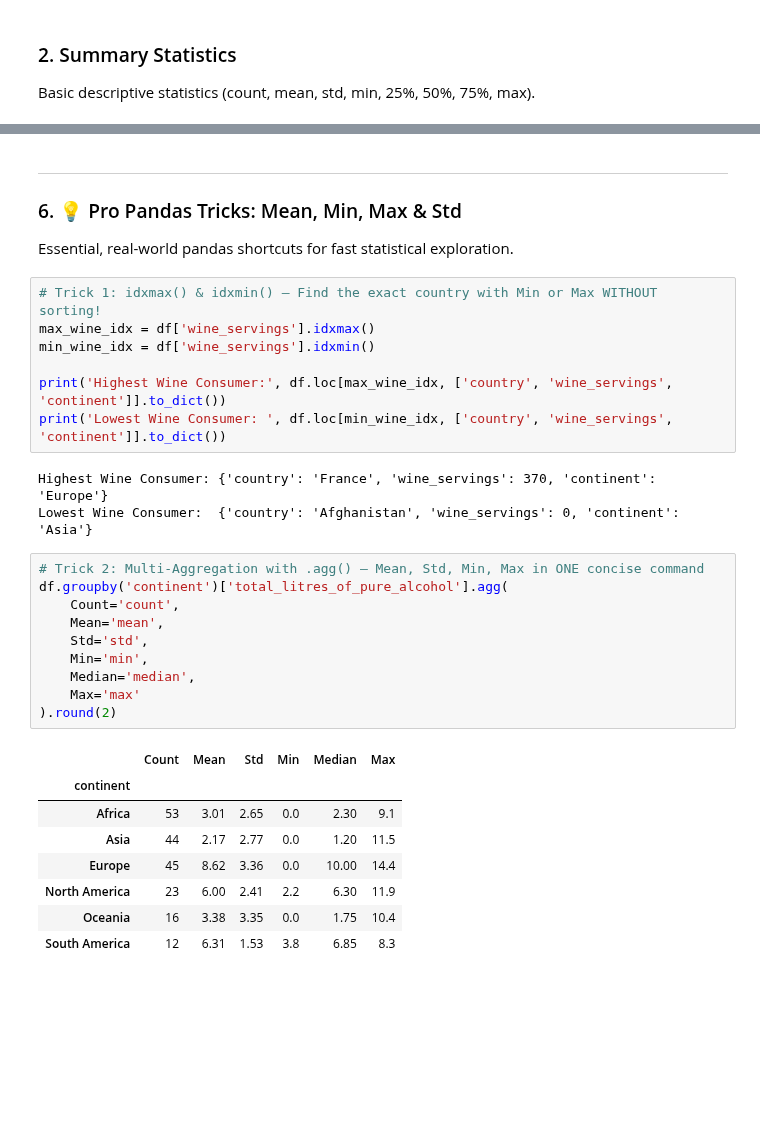
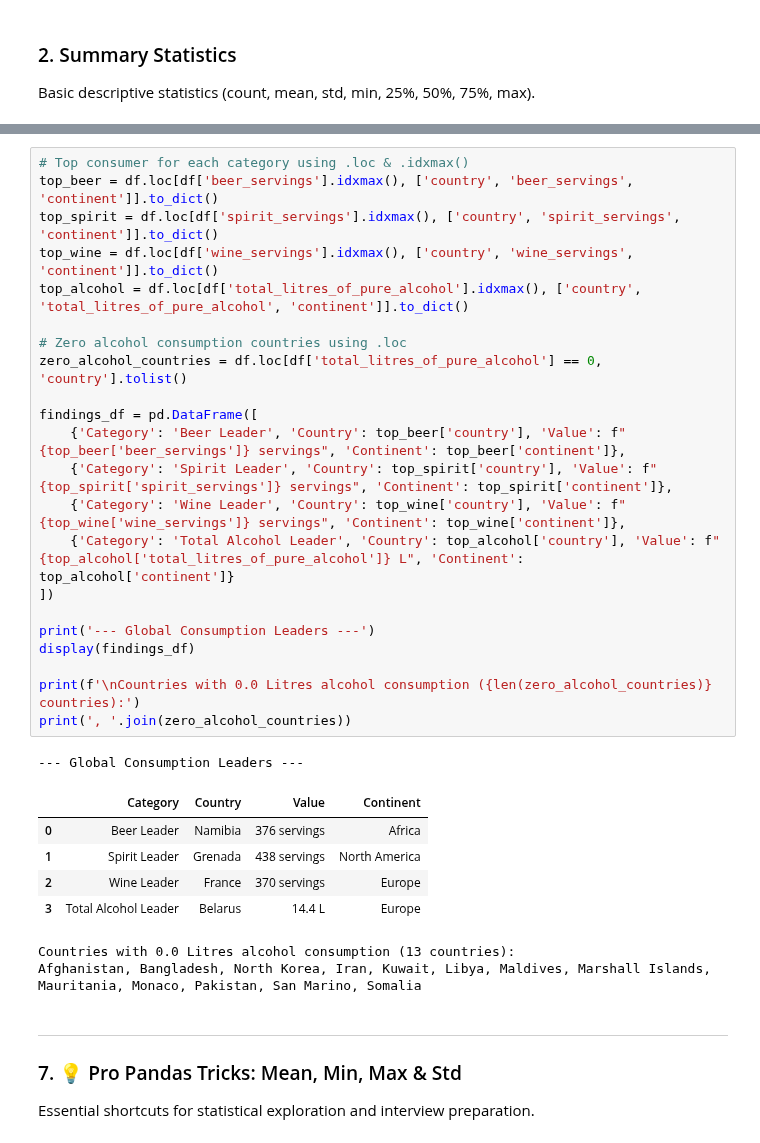
Before and after one commit to Abiads/CDAC-Data-Analytics, a Jupyter notebook: Day10/O2_eda/problem.ipynb, the cells around one changed output, grey strips where cells are left out. Cells and saved outputs as stored; diff of their text form; blank space fills up the shorter version.

```diff
--- a/Day10/O2_eda/problem.ipynb
+++ b/Day10/O2_eda/problem.ipynb
@@ -133,34 +195,36 @@ plt.show()
+# %%
+# Top consumer for each category using .loc & .idxmax()
+top_beer = df.loc[df['beer_servings'].idxmax(), ['country', 'beer_servings', 'continent']].to_dict()
+top_spirit = df.loc[df['spirit_servings'].idxmax(), ['country', 'spirit_servings', 'continent']].to_dict()
+top_wine = df.loc[df['wine_servings'].idxmax(), ['country', 'wine_servings', 'continent']].to_dict()
+top_alcohol = df.loc[df['total_litres_of_pure_alcohol'].idxmax(), ['country', 'total_litres_of_pure_alcohol', 'continent']].to_dict()
+
+# Zero alcohol consumption countries using .loc
+zero_alcohol_countries = df.loc[df['total_litres_of_pure_alcohol'] == 0, 'country'].tolist()
+
+findings_df = pd.DataFrame([
+    {'Category': 'Beer Leader', 'Country': top_beer['country'], 'Value': f"{top_beer['beer_servings']} servings", 'Continent': top_beer['continent']},
+    {'Category': 'Spirit Leader', 'Country': top_spirit['country'], 'Value': f"{top_spirit['spirit_servings']} servings", 'Continent': top_spirit['continent']},
+    {'Category': 'Wine Leader', 'Country': top_wine['country'], 'Value': f"{top_wine['wine_servings']} servings", 'Continent': top_wine['continent']},
+    {'Category': 'Total Alcohol Leader', 'Country': top_alcohol['country'], 'Value': f"{top_alcohol['total_litres_of_pure_alcohol']} L", 'Continent': top_alcohol['continent']}
+])
+
+print('--- Global Consumption Leaders ---')
+display(findings_df)
+
+print(f'\nCountries with 0.0 Litres alcohol consumption ({len(zero_alcohol_countries)} countries):')
+print(', '.join(zero_alcohol_countries))
+# %% [output]
+--- Global Consumption Leaders ---
+|  | Category | Country | Value | Continent |
+| 0 | Beer Leader | Namibia | 376 servings | Africa |
+| 1 | Spirit Leader | Grenada | 438 servings | North America |
+| 2 | Wine Leader | France | 370 servings | Europe |
+| 3 | Total Alcohol Leader | Belarus | 14.4 L | Europe |
+Countries with 0.0 Litres alcohol consumption (13 countries):
+Afghanistan, Bangladesh, North Korea, Iran, Kuwait, Libya, Maldives, Marshall Islands, Mauritania, Monaco, Pakistan, San Marino, Somalia
 # %% [markdown]
 ---
-### 6. 💡 Pro Pandas Tricks: Mean, Min, Max & Std
-Essential, real-world pandas shortcuts for fast statistical exploration.
+### 7. 💡 Pro Pandas Tricks: Mean, Min, Max & Std
+Essential shortcuts for statistical exploration and interview preparation.
-# %%
-# Trick 1: idxmax() & idxmin() — Find the exact country with Min or Max WITHOUT sorting!
-max_wine_idx = df['wine_servings'].idxmax()
-min_wine_idx = df['wine_servings'].idxmin()
-
-print('Highest Wine Consumer:', df.loc[max_wine_idx, ['country', 'wine_servings', 'continent']].to_dict())
-print('Lowest Wine Consumer: ', df.loc[min_wine_idx, ['country', 'wine_servings', 'continent']].to_dict())
-# %% [output]
-Highest Wine Consumer: {'country': 'France', 'wine_servings': 370, 'continent': 'Europe'}
-Lowest Wine Consumer:  {'country': 'Afghanistan', 'wine_servings': 0, 'continent': 'Asia'}
-# %%
-# Trick 2: Multi-Aggregation with .agg() — Mean, Std, Min, Max in ONE concise command
-df.groupby('continent')['total_litres_of_pure_alcohol'].agg(
-    Count='count',
-    Mean='mean',
-    Std='std',
-    Min='min',
-    Median='median',
-    Max='max'
-).round(2)
-# %% [output]
-|  | Count | Mean | Std | Min | Median | Max |
-| continent |  |  |  |  |  |  |
-| Africa | 53 | 3.01 | 2.65 | 0.0 | 2.30 | 9.1 |
-| Asia | 44 | 2.17 | 2.77 | 0.0 | 1.20 | 11.5 |
-| Europe | 45 | 8.62 | 3.36 | 0.0 | 10.00 | 14.4 |
-| North America | 23 | 6.00 | 2.41 | 2.2 | 6.30 | 11.9 |
-| Oceania | 16 | 3.38 | 3.35 | 0.0 | 1.75 | 10.4 |
-| South America | 12 | 6.31 | 1.53 | 3.8 | 6.85 | 8.3 |
 # %%
```
Also changed, not shown: parts of 20 cells of this notebook, 1 other file.
